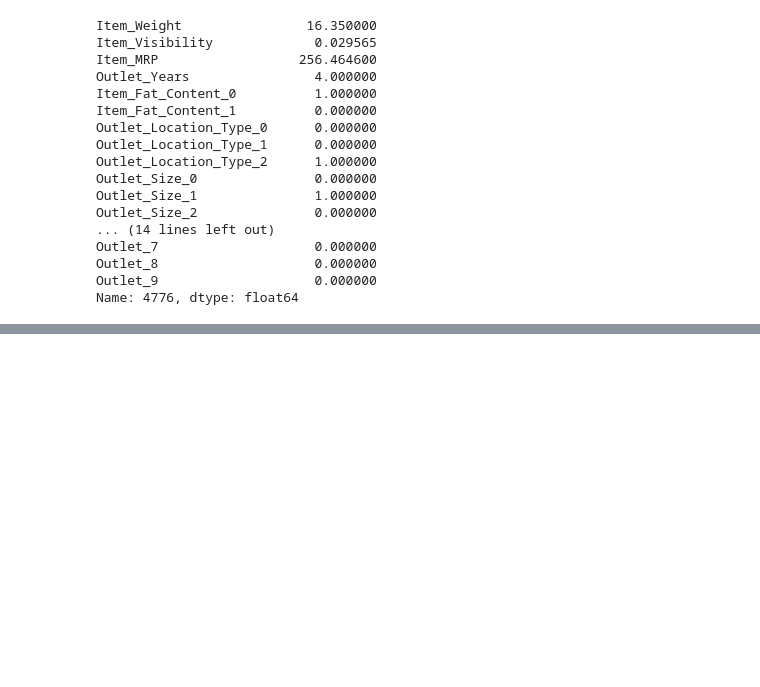
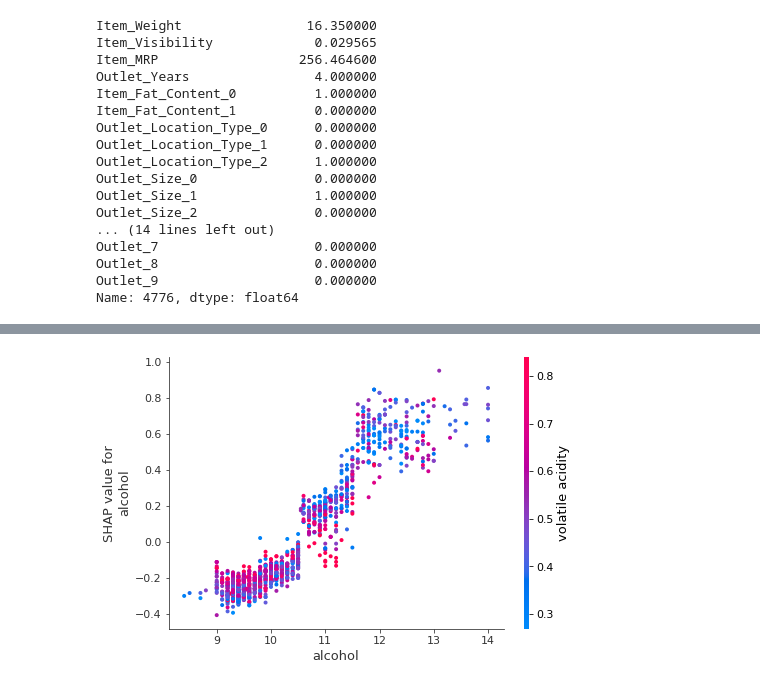
Before and after one commit to ShaunakSen/Data-Science-and-Machine-Learning, a Jupyter notebook: Machine_Learning_Interpretibility.ipynb, the cells around one changed output, grey strips where cells are left out. Cells and saved outputs as stored; diff of their text form; code cells hidden in the pictures; blank space fills up the shorter version.

```diff
--- a/Machine_Learning_Interpretibility.ipynb
+++ b/Machine_Learning_Interpretibility.ipynb
@@ -561,0 +699,4 @@ How are the weights assigned to each component of the sum? It basically consider
+# %%
+shap.dependence_plot('alcohol', shap_values, X_train)
+# %% [output]
+[figure, added]
```
Also changed, not shown: parts of 22 cells of this notebook.
